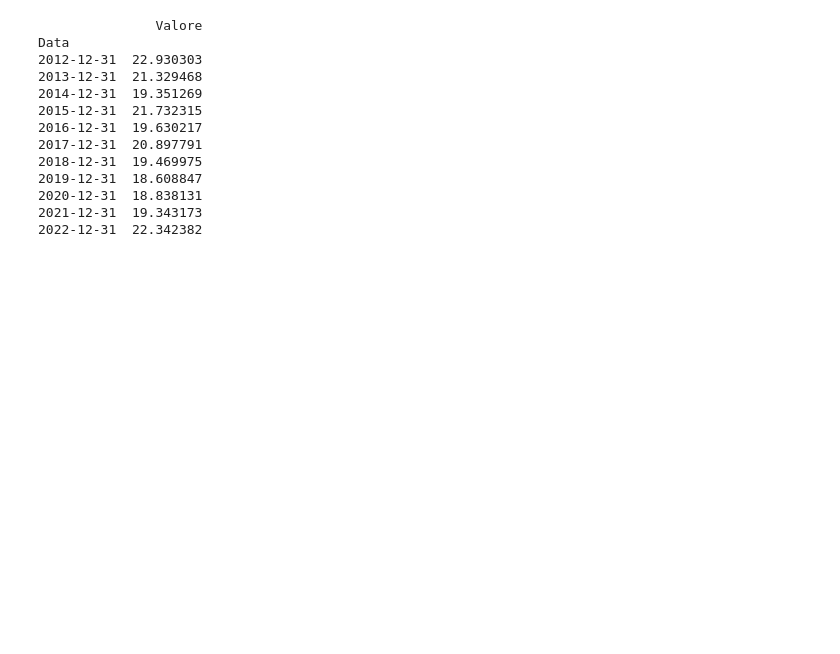
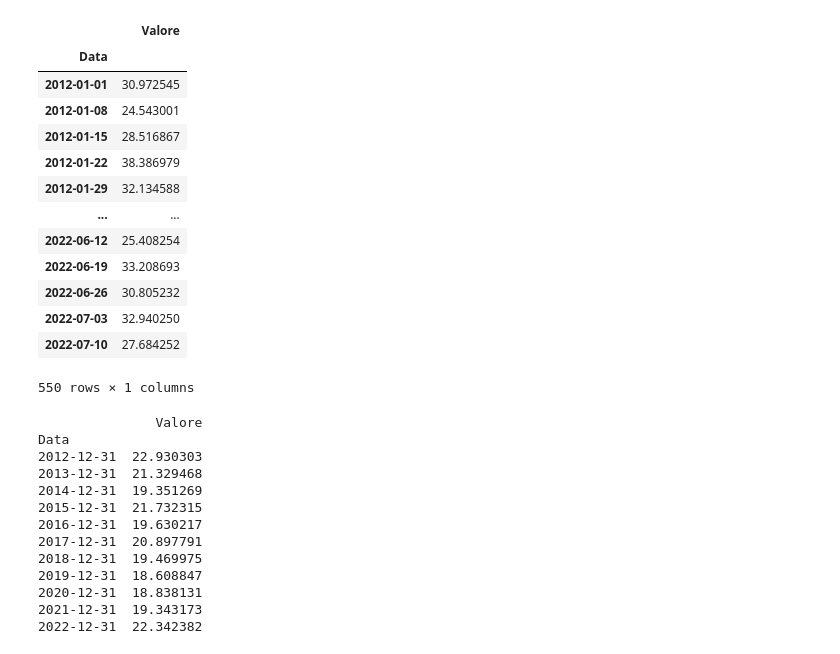
Before and after one commit to WebValley2022/webvalley-dashboard, a Jupyter notebook: LigiaNotebookAppa.ipynb, the cells around one changed output. Saved outputs shown, nothing was run; the diff lists cells and outputs as text; code cells hidden in the pictures; blank space fills up the shorter version.

```diff
--- a/LigiaNotebookAppa.ipynb
+++ b/LigiaNotebookAppa.ipynb
@@ -5,6 +5,25 @@ from matplotlib import pyplot as plt
 import seaborn as sns
 # %%
 df = pd.read_csv('./data/merged_APPA_data.csv', encoding='windows-1252')
+df.groupby(["Stazione", "Inquinante"]).mean()
+df["Data"] = pd.to_datetime(df.Data)
+
+df.resample("W", on="Data").mean()
+# %% [output]
+|  | Valore |
+| Data |  |
+| 2012-01-01 | 30.972545 |
+| 2012-01-08 | 24.543001 |
+| 2012-01-15 | 28.516867 |
+| 2012-01-22 | 38.386979 |
+| 2012-01-29 | 32.134588 |
+| ... | ... |
+| 2022-06-12 | 25.408254 |
+| 2022-06-19 | 33.208693 |
+| 2022-06-26 | 30.805232 |
+| 2022-07-03 | 32.940250 |
+| 2022-07-10 | 27.684252 |
+550 rows × 1 columns
 # %%
 from matplotlib.pyplot import xticks
 
```
Also changed, not shown: 5 other files.
